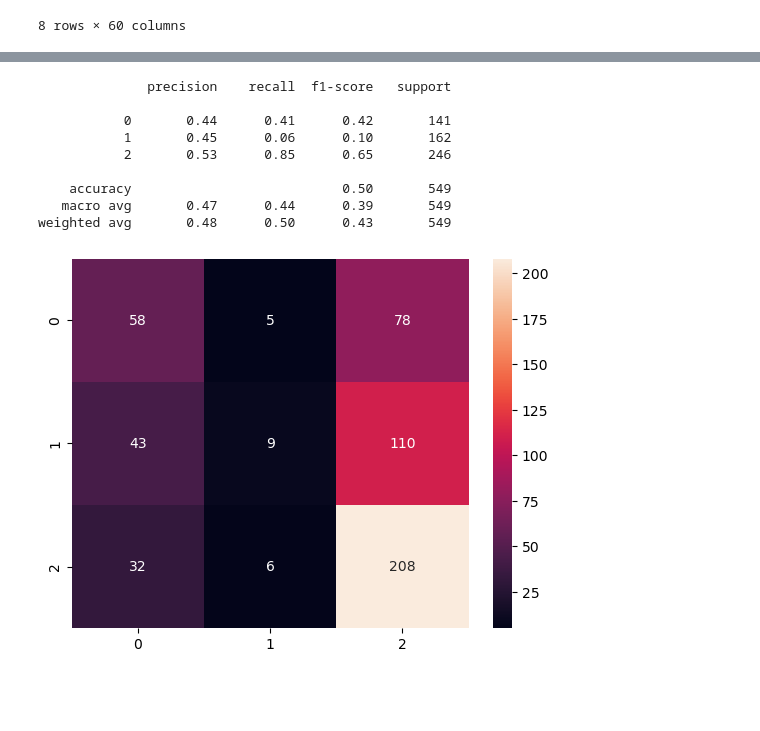
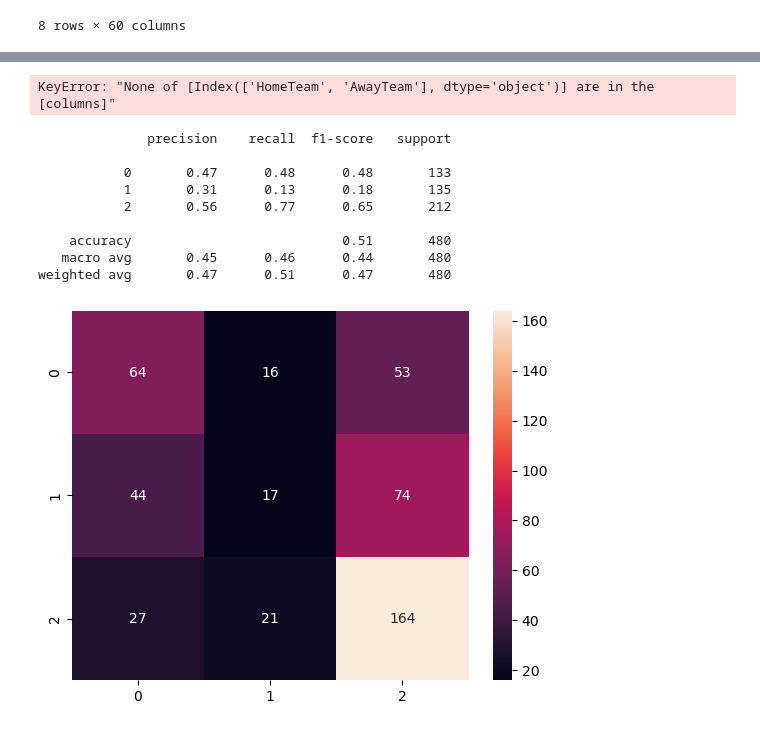
Before and after one commit to DSAI-Creator/Football-Match-Prediction, a Jupyter notebook: src/models/train.ipynb, the cells around one changed output, grey strips where cells are left out. Drawn from its saved outputs; the diff is of its cells as text; code cells hidden in the pictures; blank space fills up the shorter version.

Commit message:
fix split

```diff
--- a/src/models/train.ipynb
+++ b/src/models/train.ipynb
@@ -32,8 +29,10 @@ data.describe()
 from sklearn.preprocessing import StandardScaler
 
 
-y = data['HomeTeam_Result'].map({'W' : 2, 'D' : 1, 'L' : 0})
-X = data.drop(columns=['HomeTeam_Result', 'HomeTeam_GF', 'HomeTeam_GA', 'HomeTeam', 'AwayTeam'])
+y_train = train['HomeTeam_Result'].map({'W' : 2, 'D' : 1, 'L' : 0})
+y_valid = valid['HomeTeam_Result'].map({'W' : 2, 'D' : 1, 'L' : 0})
+X_train = train.drop(columns=['Time', 'HomeTeam_Result', 'HomeTeam_GF', 'AwayTeam_GF'])
+X_valid = valid.drop(columns=['Time', 'HomeTeam_Result', 'HomeTeam_GF', 'AwayTeam_GF'])
 
-scaler = StandardScaler()
-X = scaler.fit_transform(X)
+# scaler = StandardScaler()
+# X = scaler.fit_transform(X)
@@ -53,28 +62,32 @@ from sklearn.svm import SVC
 # for name, model in models.items():
 #     scores = cross_val_score(model, X, y, cv=10)
 #     print(f"{name} Cross-Validation Accuracy: {scores.mean():.2f} (+/- {scores.std():.2f})")
-# %%
-from sklearn.metrics import confusion_matrix, classification_report
-from sklearn.model_selection import train_test_split
-import seaborn as sns
-
-X_train, X_test, y_train, y_test = train_test_split(X, y, test_size=0.2, random_state=42)
-
-model = SVC()
-model.fit(X_train, y_train)
-
-y_pred = model.predict(X_test)
+# %%
+# One-hot encode the team names
+X_train = pd.get_dummies(X_train, columns=['HomeTeam', 'AwayTeam'])
+X_valid = pd.get_dummies(X_valid, columns=['HomeTeam', 'AwayTeam'])
+# Align the columns of X_valid to match X_train
+X_valid = X_valid.reindex(columns=X_train.columns, fill_value=0)
+# %% [output]
+KeyError: "None of [Index(['HomeTeam', 'AwayTeam'], dtype='object')] are in the [columns]"
+# %%
+model = RandomForestClassifier()
+model.fit(X_train, y_train)
+y_pred = model.predict(X_valid)
 # %%
-sns.heatmap(confusion_matrix(y_test, y_pred), annot = True, fmt='d')
-print(classification_report(y_test, y_pred))
+import seaborn as sns
+from sklearn.metrics import confusion_matrix, classification_report
+
+sns.heatmap(confusion_matrix(y_valid, y_pred), annot = True, fmt='d')
+print(classification_report(y_valid, y_pred))
 # %% [output]
               precision    recall  f1-score   support
 
-           0       0.44      0.41      0.42       141
-           1       0.45      0.06      0.10       162
-           2       0.53      0.85      0.65       246
+           0       0.47      0.48      0.48       133
+           1       0.31      0.13      0.18       135
+           2       0.56      0.77      0.65       212
 
-    accuracy                           0.50       549
-   macro avg       0.47      0.44      0.39       549
-weighted avg       0.48      0.50      0.43       549
+    accuracy                           0.51       480
+   macro avg       0.45      0.46      0.44       480
+weighted avg       0.47      0.51      0.47       480
-[figure, old version]
+[figure, new version]
```
Also changed, not shown: parts of 3 cells of this notebook.
